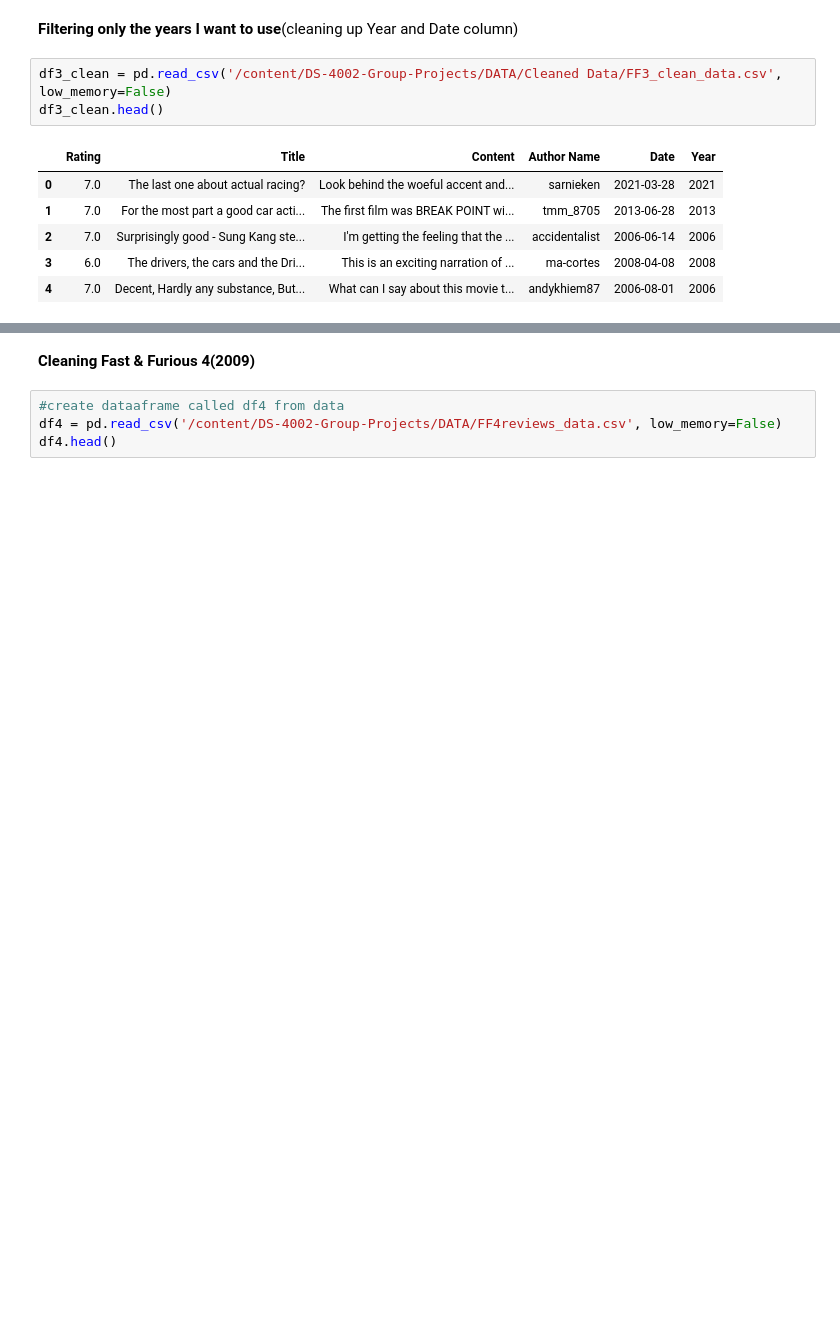
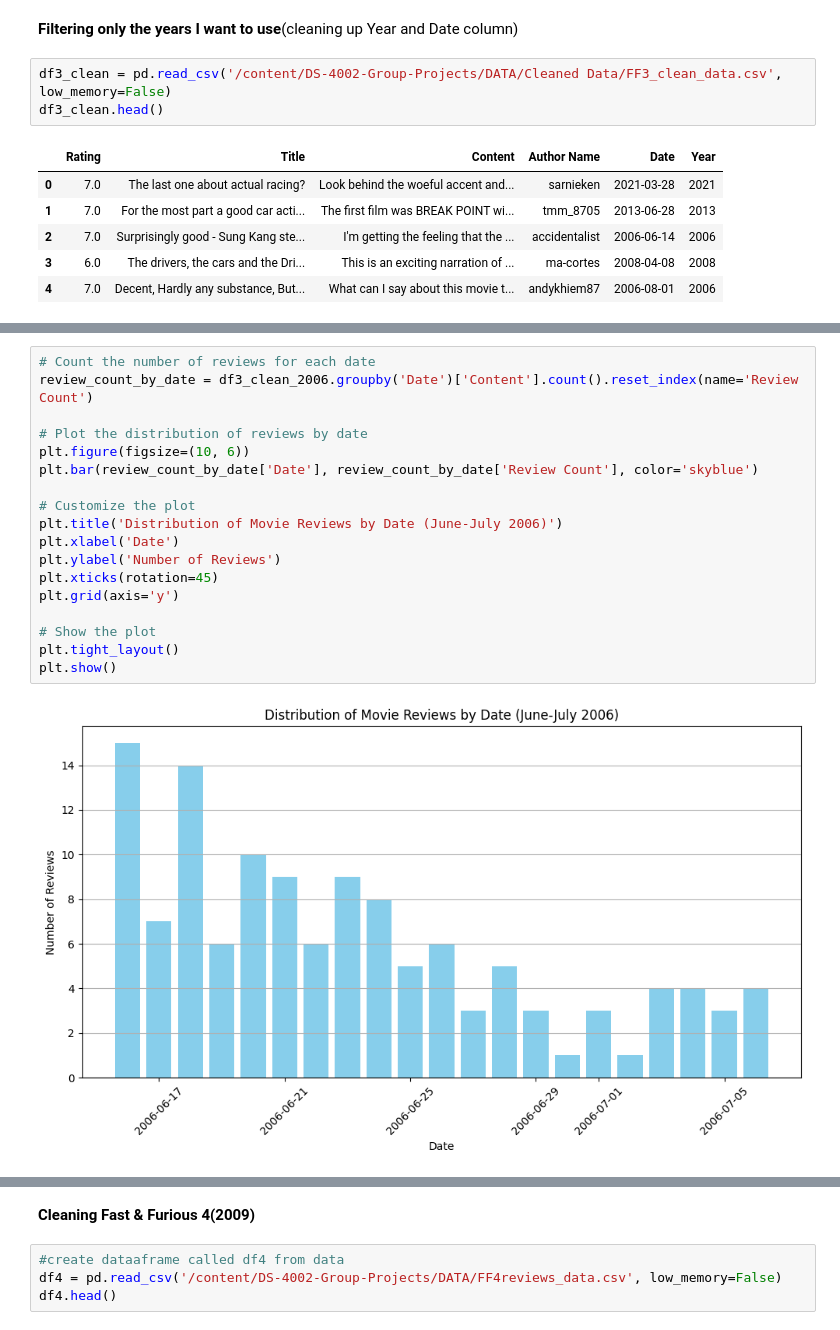
Before and after one commit to pwy7fv/DS-4002-Group-Projects, a Jupyter notebook: Scripts/FF3_+_FF4_clean.ipynb, the cells around one changed output, grey strips where cells are left out. Cells and saved outputs as stored; diff of their text form; blank space fills up the shorter version.

```diff
--- a/Scripts/FF3_+_FF4_clean.ipynb
+++ b/Scripts/FF3_+_FF4_clean.ipynb
@@ -464,0 +535,20 @@ print(count_decade_later)
+# %%
+# Count the number of reviews for each date
+review_count_by_date = df3_clean_2006.groupby('Date')['Content'].count().reset_index(name='Review Count')
+
+# Plot the distribution of reviews by date
+plt.figure(figsize=(10, 6))
+plt.bar(review_count_by_date['Date'], review_count_by_date['Review Count'], color='skyblue')
+
+# Customize the plot
+plt.title('Distribution of Movie Reviews by Date (June-July 2006)')
+plt.xlabel('Date')
+plt.ylabel('Number of Reviews')
+plt.xticks(rotation=45)
+plt.grid(axis='y')
+
+# Show the plot
+plt.tight_layout()
+plt.show()
+# %% [output]
+[figure, added]
```
Also changed, not shown: parts of 59 cells of this notebook.
